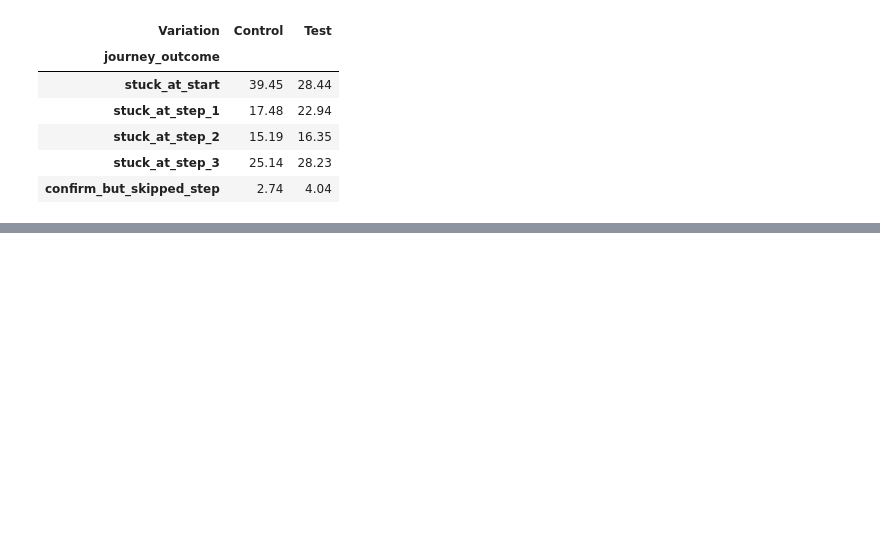
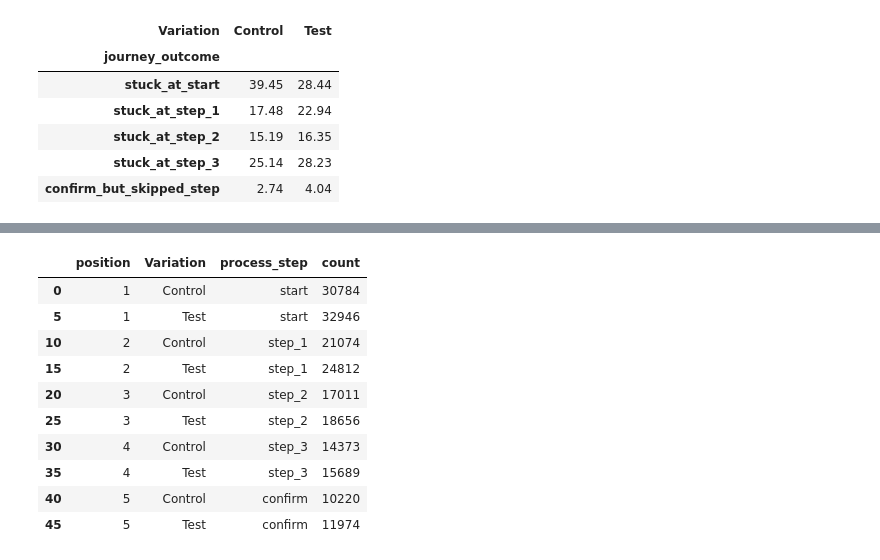
Before and after one commit to FranciscoDosReis/vanguard-FCCP-Solutions, a Jupyter notebook: notebooks/groups_completion_rate_catarina.ipynb, the cells around one changed output, grey strips where cells are left out. Drawn from its saved outputs; the diff is of its cells as text; code cells hidden in the pictures; blank space fills up the shorter version.

Commit message:
updates on completion rate, abandonment and steps flow

```diff
--- a/notebooks/groups_completion_rate_catarina.ipynb
+++ b/notebooks/groups_completion_rate_catarina.ipynb
@@ -343,0 +511,29 @@ Early vs late drop-off
+# %%
+# Most common 1st, 2nd, 3rd, 4th and 5th step (per visit):
+# all visits (perfect_completed, completed, not_completed, error_completed)
+df_visits = df_exp.sort_values(["visit_id", "date_time"], kind="stable").copy()
+df_visits["position"] = df_visits.groupby("visit_id").cumcount() + 1   # 1st, 2nd, 3rd... event of the visit
+
+first5 = df_visits[df_visits["position"] <= 5]
+
+# Count of each step at each position, per group
+pos_counts = (first5.groupby(["position", "Variation"])["process_step"]
+                    .value_counts()
+                    .rename("count")
+                    .reset_index())
+
+# Keep only the most common step for each position and group
+most_common = pos_counts.sort_values("count", ascending=False).groupby(["position", "Variation"]).head(1)
+most_common.sort_values(["position", "Variation"])
+# %% [output]
+|  | position | Variation | process_step | count |
+| 0 | 1 | Control | start | 30784 |
+| 5 | 1 | Test | start | 32946 |
+| 10 | 2 | Control | step_1 | 21074 |
+| 15 | 2 | Test | step_1 | 24812 |
+| 20 | 3 | Control | step_2 | 17011 |
+| 25 | 3 | Test | step_2 | 18656 |
+| 30 | 4 | Control | step_3 | 14373 |
+| 35 | 4 | Test | step_3 | 15689 |
+| 40 | 5 | Control | confirm | 10220 |
+| 45 | 5 | Test | confirm | 11974 |
```
Also changed, not shown: parts of 28 cells of this notebook.
